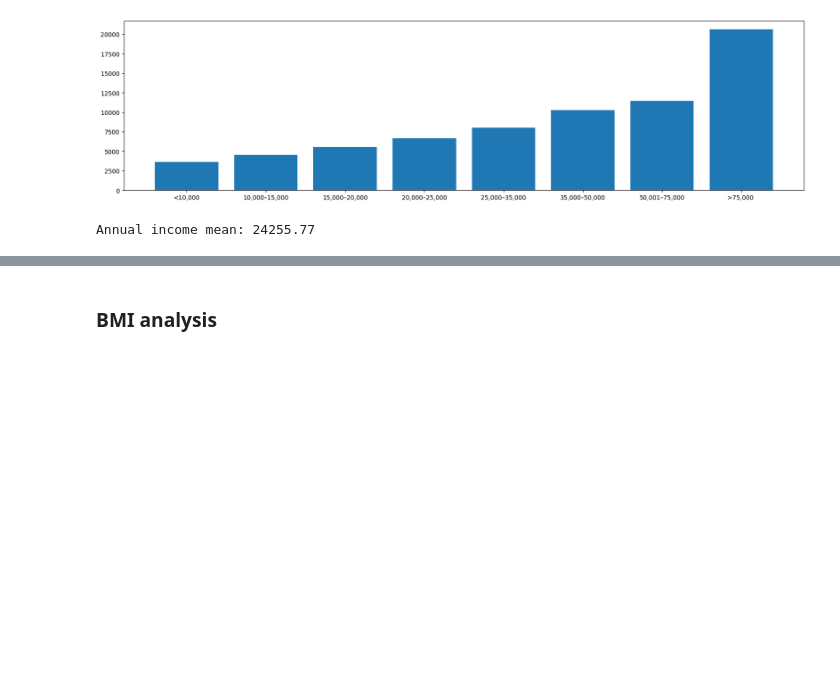
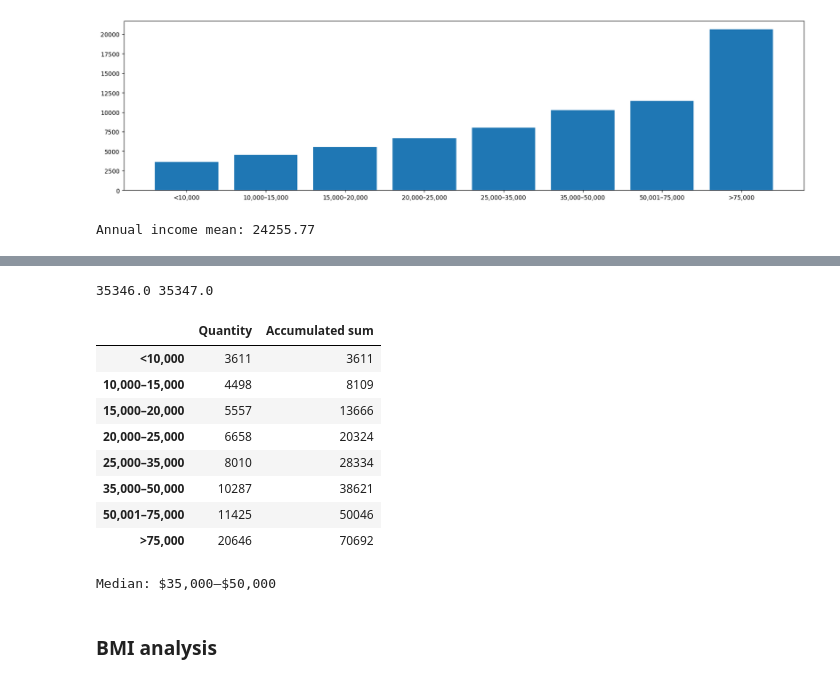
Before and after one commit to CaioNishijo/logistic-regression, a Jupyter notebook: diabetes-project.ipynb, the cells around one changed output, grey strips where cells are left out. Drawn from its saved outputs; the diff is of its cells as text; code cells hidden in the pictures; blank space fills up the shorter version.

Commit message:
Preparing data + creating model

```diff
--- a/diabetes-project.ipynb
+++ b/diabetes-project.ipynb
@@ -318,3 +318,6 @@ income_mean = income_frequencies_x_mp / sum_income_frequencies
 print(f"Annual income mean: {income_mean:.2f}")
 # %% [output]
 Annual income mean: 24255.77
+# %%
+income_frequency_table =  pd.DataFrame(index=income_classes, columns=["Quantity"], data=income_frequencies)
+income_frequency_table
@@ -321,3 +334,30 @@ Annual income mean: 24255.77
+# %%
+accumulated_sum = 0
+accumulated_sum_list = []
+
+for i in range(len(income_frequencies)):
+    accumulated_sum += income_frequencies[i]
+    accumulated_sum_list.append(accumulated_sum)
+
+print(accumulated_sum_list[len(accumulated_sum_list) - 1] / 2, (accumulated_sum_list[len(accumulated_sum_list) - 1] / 2) + 1)
+
+income_frequency_table["Accumulated sum"] = accumulated_sum_list
+income_frequency_table
+# %% [output]
+35346.0 35347.0
+|  | Quantity | Accumulated sum |
+| <10,000 | 3611 | 3611 |
+| 10,000–15,000 | 4498 | 8109 |
+| 15,000–20,000 | 5557 | 13666 |
+| 20,000–25,000 | 6658 | 20324 |
+| 25,000–35,000 | 8010 | 28334 |
+| 35,000–50,000 | 10287 | 38621 |
+| 50,001–75,000 | 11425 | 50046 |
+| >75,000 | 20646 | 70692 |
+# %%
+print("Median: $35,000–$50,000")
+# %% [output]
+Median: $35,000–$50,000
 # %% [markdown]
 ### BMI analysis
 # %%
```
Also changed, not shown: parts of 11 cells of this notebook, 1 other file.
